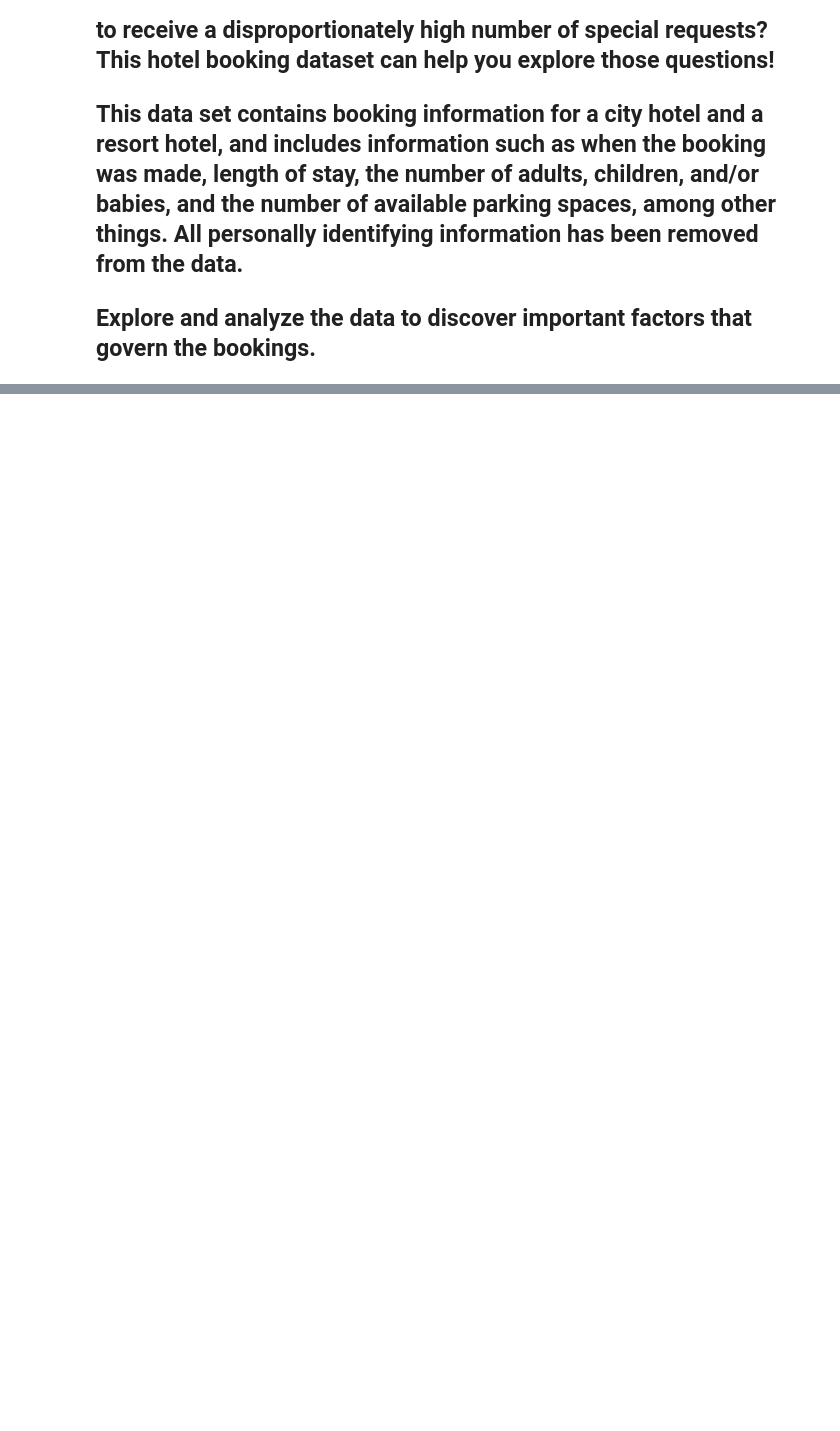
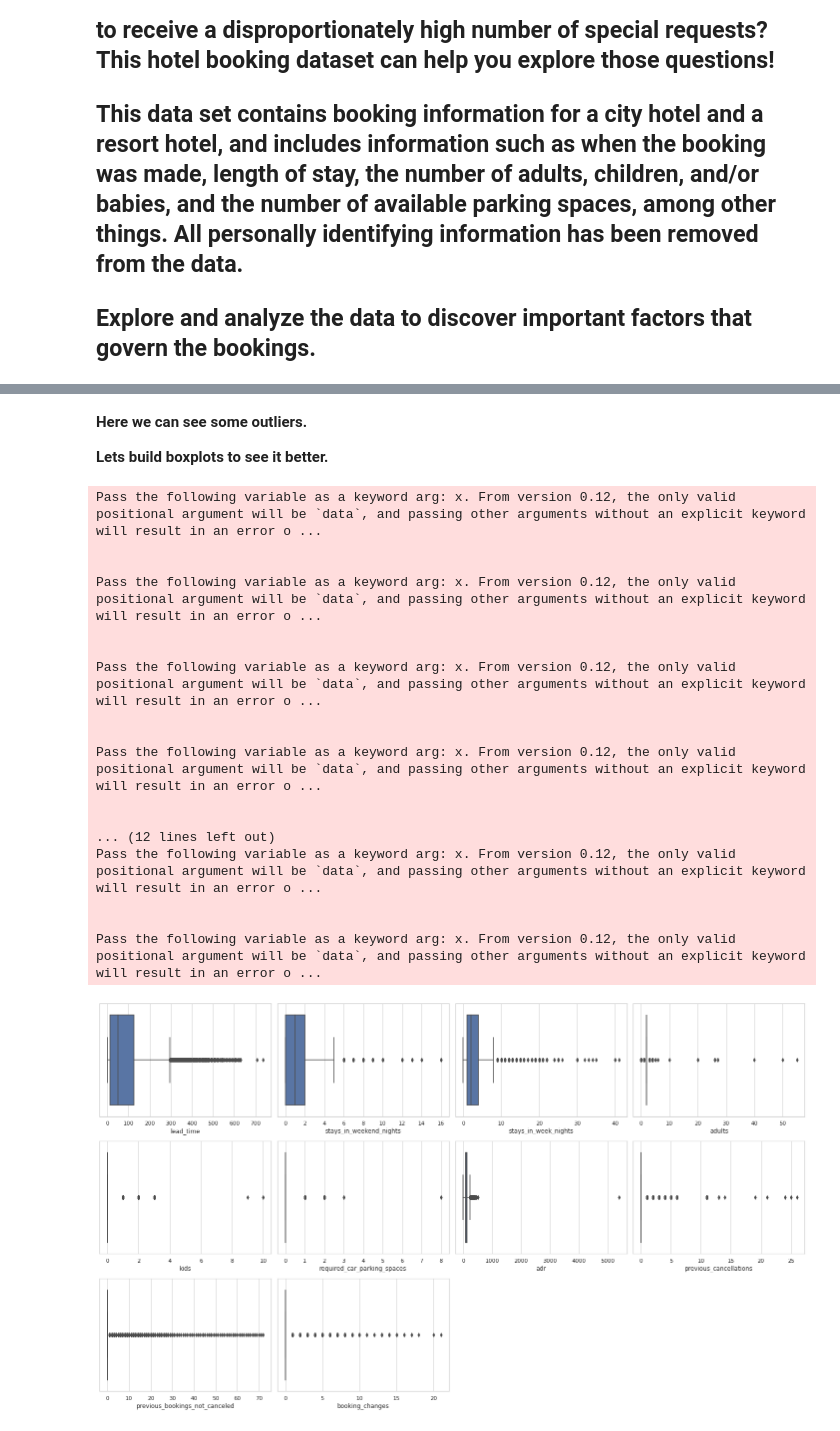
Before and after one commit to fathimajafir/Hotel-booking-Analysis, a Jupyter notebook: Hotel_Booking_Analysis_Capstone_Project.ipynb, the cells around one changed output, grey strips where cells are left out. Drawn from its saved outputs; the diff is of its cells as text; code cells hidden in the pictures; blank space fills up the shorter version.

```diff
--- a/Hotel_Booking_Analysis_Capstone_Project.ipynb
+++ b/Hotel_Booking_Analysis_Capstone_Project.ipynb
@@ -33,0 +80,6 @@ df=pd.read_csv('/content/drive/MyDrive/capstone project/hotel booking csv/Hotel
+# %%
+# create a kids columns from babies and children
+df['kids']= df['babies']+df['children']
+# %%
+# droping unwanted columns
+df.drop(['company','agent','babies','children'], axis = 1,inplace = True)
@@ -33,0 +90,3 @@ df=pd.read_csv('/content/drive/MyDrive/capstone project/hotel booking csv/Hotel
+# %%
+# drop duplicate values in data frame
+df = df.drop_duplicates()
@@ -33,0 +122,2 @@ df=pd.read_csv('/content/drive/MyDrive/capstone project/hotel booking csv/Hotel
+# %%
+df.dropna(inplace=True)
@@ -33,0 +160,34 @@ df=pd.read_csv('/content/drive/MyDrive/capstone project/hotel booking csv/Hotel
+# %% [markdown]
+**Here we can see some outliers.**
+
+**Lets build boxplots to see it better.**
+# %%
+# check outliers in numerical columns with seaborn boxplot
+columns = ['lead_time', 'stays_in_weekend_nights', 'stays_in_week_nights', 'adults', 'kids', 'required_car_parking_spaces', 'adr', 'previous_cancellations', 'previous_bookings_not_canceled', 'booking_changes']
+n = 1
+plt.figure(figsize=(20,15))
+
+for column in columns:
+  plt.subplot(4,4,n)
+  n = n+1
+  sns.boxplot(df[column])
+  plt.tight_layout()
+# %% [output]
+Pass the following variable as a keyword arg: x. From version 0.12, the only valid positional argument will be `data`, and passing other arguments without an explicit keyword will result in an error o ...
+
+
+Pass the following variable as a keyword arg: x. From version 0.12, the only valid positional argument will be `data`, and passing other arguments without an explicit keyword will result in an error o ...
+
+
+Pass the following variable as a keyword arg: x. From version 0.12, the only valid positional argument will be `data`, and passing other arguments without an explicit keyword will result in an error o ...
+
+
+Pass the following variable as a keyword arg: x. From version 0.12, the only valid positional argument will be `data`, and passing other arguments without an explicit keyword will result in an error o ...
+
+
+... (12 lines left out)
+Pass the following variable as a keyword arg: x. From version 0.12, the only valid positional argument will be `data`, and passing other arguments without an explicit keyword will result in an error o ...
+
+
+Pass the following variable as a keyword arg: x. From version 0.12, the only valid positional argument will be `data`, and passing other arguments without an explicit keyword will result in an error o ...
+[figure, added]
```
Also changed, not shown: parts of 104 cells of this notebook.
